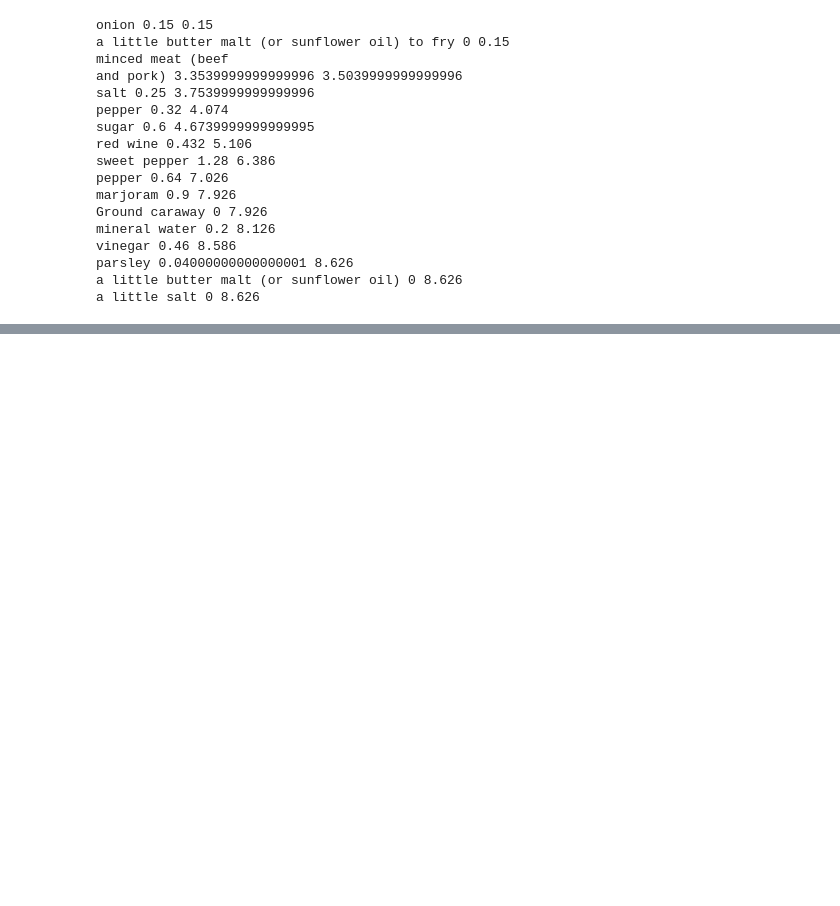
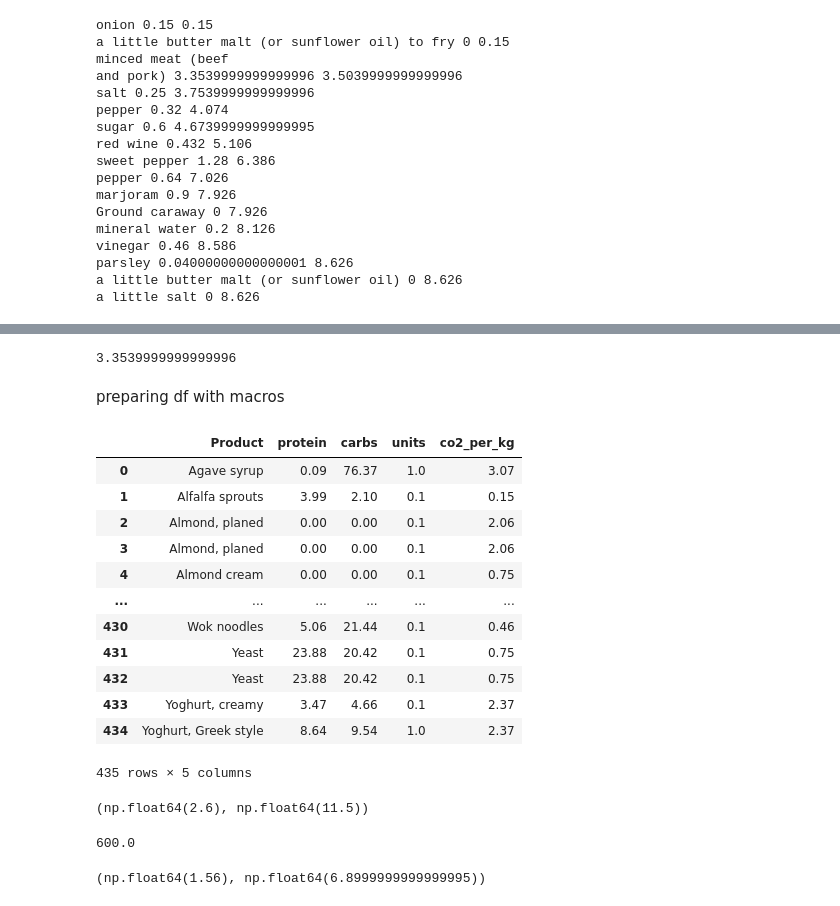
Before and after one commit to ChandrikaSethumadhavan/BFH-offenburg-burda, a Jupyter notebook: api.ipynb, the cells around one changed output, grey strips where cells are left out. Drawn from its saved outputs; the diff is of its cells as text; code cells hidden in the pictures; blank space fills up the shorter version.

```diff
--- a/api.ipynb
+++ b/api.ipynb
@@ -360,0 +373,26 @@ translated_texts_all
+# %%
+co2_switch
+# %% [output]
+3.3539999999999996
+# %% [markdown]
+preparing df with macros
+# %%
+df_macros_all = pd.read_csv(r"C:\Users\muthu\Documents\bfh\BFH-offenburg-burda\merged_semantic_ingredients.csv")
+# %%
+df_macros = pd.DataFrame().assign(Product = df_macros_all["Product"], protein = df_macros_all["protein"], carbs = df_macros_all["carbohydrate"],units= df_macros_all["mass_kg"],co2_per_kg=df_macros_all["Emissions (CO2 eq/kg)"])
+# %%
+df_macros
+# %% [output]
+|  | Product | protein | carbs | units | co2_per_kg |
+| 0 | Agave syrup | 0.09 | 76.37 | 1.0 | 3.07 |
+| 1 | Alfalfa sprouts | 3.99 | 2.10 | 0.1 | 0.15 |
+| 2 | Almond, planed | 0.00 | 0.00 | 0.1 | 2.06 |
+| 3 | Almond, planed | 0.00 | 0.00 | 0.1 | 2.06 |
+| 4 | Almond cream | 0.00 | 0.00 | 0.1 | 0.75 |
+| ... | ... | ... | ... | ... | ... |
+| 430 | Wok noodles | 5.06 | 21.44 | 0.1 | 0.46 |
+| 431 | Yeast | 23.88 | 20.42 | 0.1 | 0.75 |
+| 432 | Yeast | 23.88 | 20.42 | 0.1 | 0.75 |
+| 433 | Yoghurt, creamy | 3.47 | 4.66 | 0.1 | 2.37 |
+| 434 | Yoghurt, Greek style | 8.64 | 9.54 | 1.0 | 2.37 |
+435 rows × 5 columns
@@ -360,0 +422,5 @@ translated_texts_all
+# %%
+# before convertion
+carbs,protein
+# %% [output]
+(np.float64(2.6), np.float64(11.5))
@@ -360,0 +437,4 @@ translated_texts_all
+# %%
+n
+# %% [output]
+600.0
@@ -360,0 +448,4 @@ translated_texts_all
+# %%
+carbs, protein
+# %% [output]
+(np.float64(1.56), np.float64(6.8999999999999995))
```
Also changed, not shown: parts of 24 cells of this notebook.
